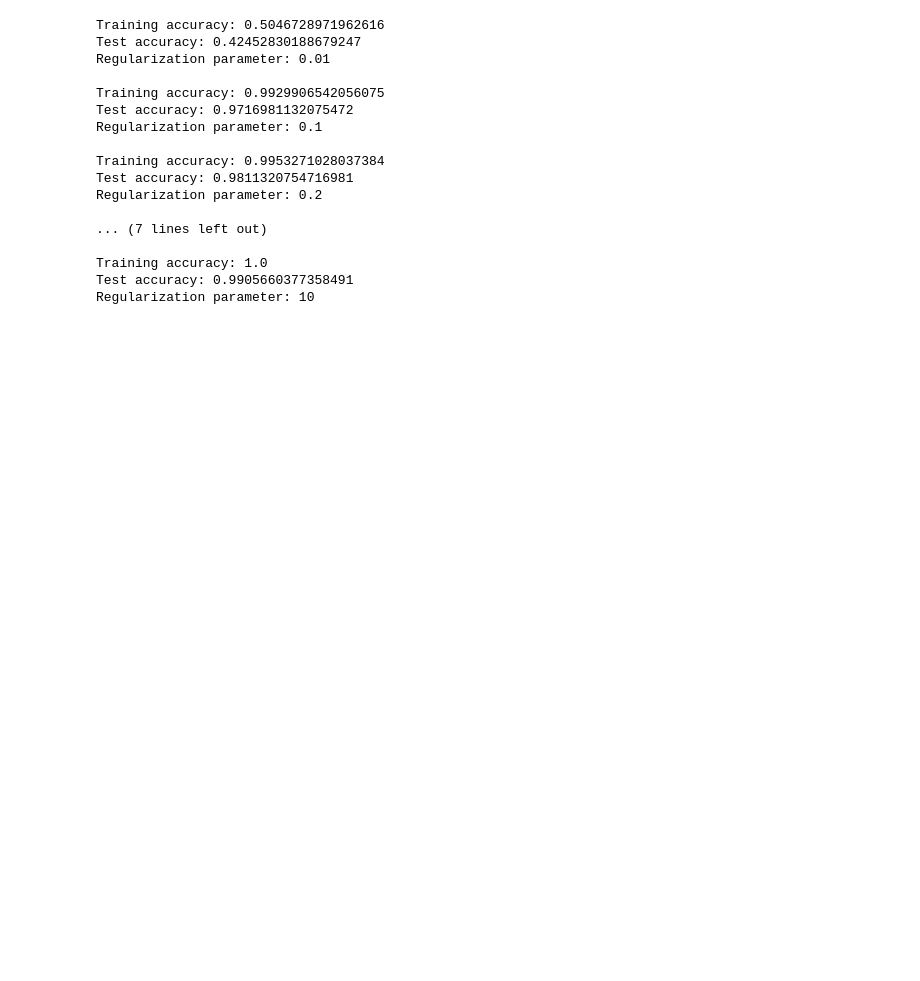
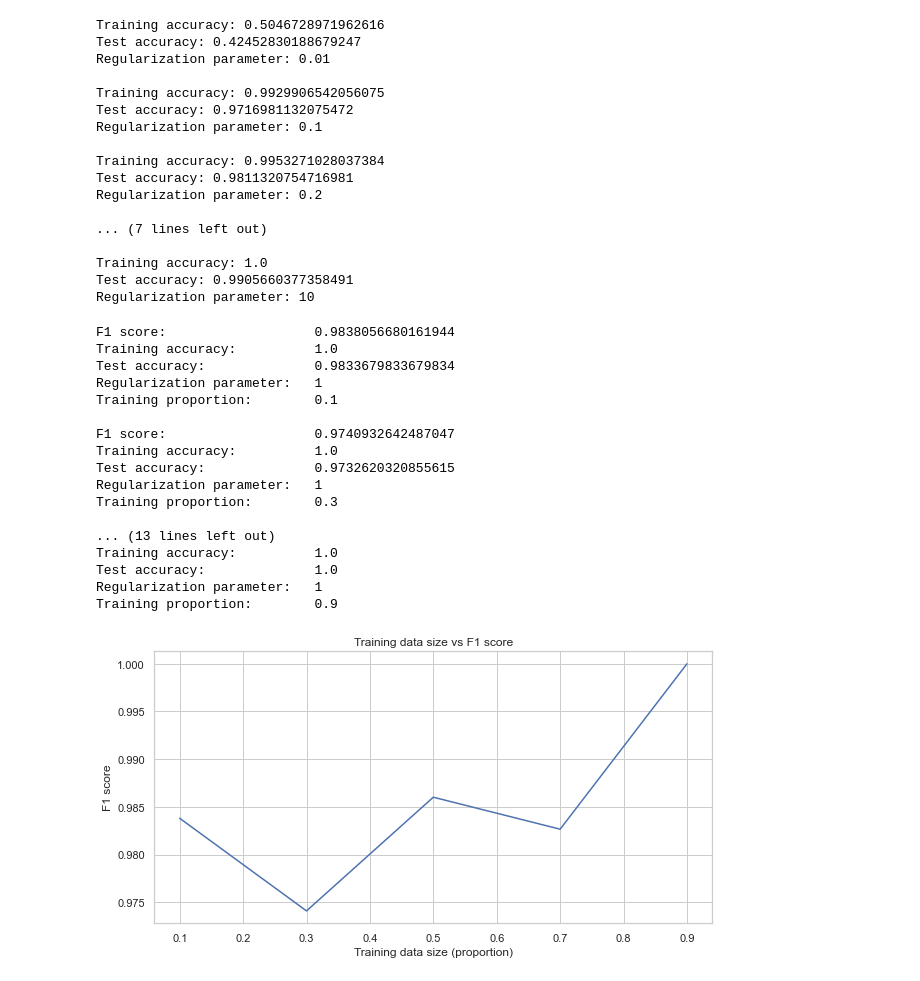
Before and after one commit to mattalajas/Assignment-3-Group-11, a Jupyter notebook: Model_Classification.ipynb, the cells around one changed output. Drawn from its saved outputs; the diff is of its cells as text; code cells hidden in the pictures; blank space fills up the shorter version.

```diff
--- a/Model_Classification.ipynb
+++ b/Model_Classification.ipynb
@@ -208,3 +208,60 @@ Regularization parameter: 0.2
 Training accuracy: 1.0
 Test accuracy: 0.9905660377358491
 Regularization parameter: 10
+# %%
+from sklearn.metrics import f1_score
+
+m = [0.1, 0.3, 0.5, 0.7, 0.9]
+N = len(temp_complete_test_prep)
+Ytotal = Y.append(Y_test)
+Cv = 1
+F1s = []
+
+for i in m:
+
+    XTRAIN = temp_complete_test_prep[:int(i*N)]
+    XTEST = temp_complete_test_prep[int(i*N):]
+    YTRAIN = Ytotal[:int(i*N)]
+    YTEST = Ytotal[int(i*N):]
+
+    clf = svm.SVC(C = Cv, kernel = 'linear')
+    clf.fit(XTRAIN, YTRAIN)
+
+    predtrain = clf.score(XTRAIN, YTRAIN)
+    predtest =  clf.score(XTEST, YTEST)
+
+    preds = clf.predict(XTEST)
+    F1 = f1_score(YTEST, preds)
+    F1s.append(F1)
+
+    print("F1 score:                   " + str(F1))
+    print("Training accuracy:          " + str(predtrain))
+    print("Test accuracy:              " + str(predtest))
+    print("Regularization parameter:   " + str(Cv))
+    print("Training proportion:        " + str(i))
+    print(" ")
+
+plot = sns.lineplot(x=m, y=F1s)
+plot.set_xlabel('Training data size (proportion)')
+plot.set_ylabel('F1 score')
+plot.set_title('Training data size vs F1 score')
+plt.show()
+# %% [output]
+F1 score:                   0.9838056680161944
+Training accuracy:          1.0
+Test accuracy:              0.9833679833679834
+Regularization parameter:   1
+Training proportion:        0.1
+
+F1 score:                   0.9740932642487047
+Training accuracy:          1.0
+Test accuracy:              0.9732620320855615
+Regularization parameter:   1
+Training proportion:        0.3
+
+... (13 lines left out)
+Training accuracy:          1.0
+Test accuracy:              1.0
+Regularization parameter:   1
+Training proportion:        0.9
+[figure, added]
```
Also changed, not shown: parts of 3 cells of this notebook.
